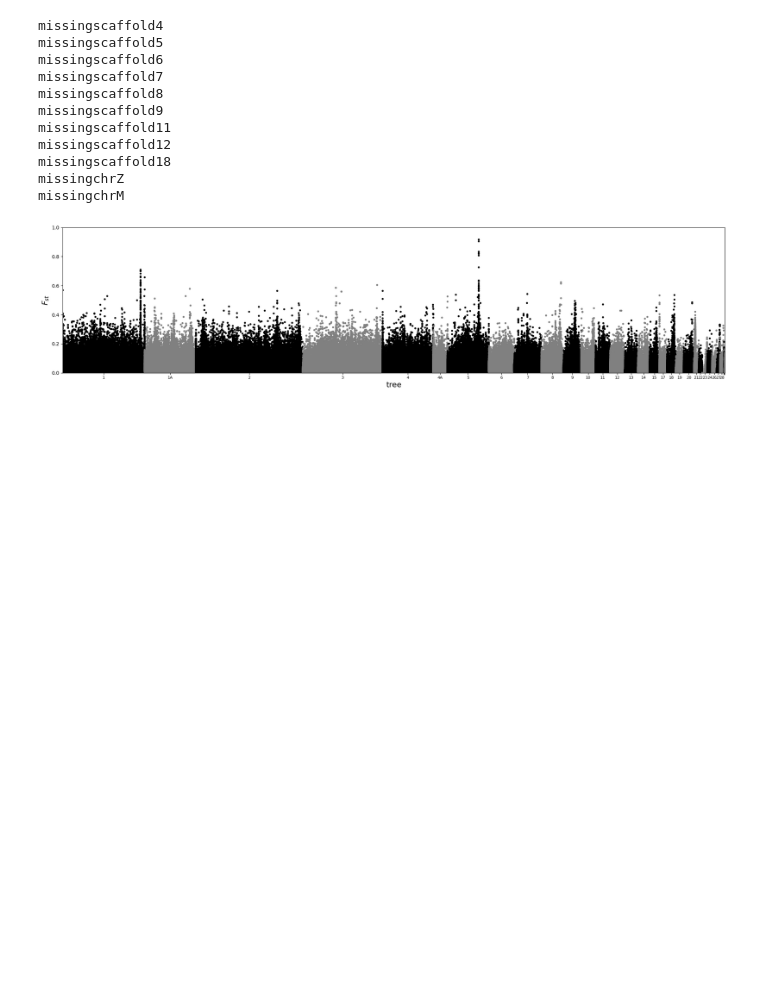
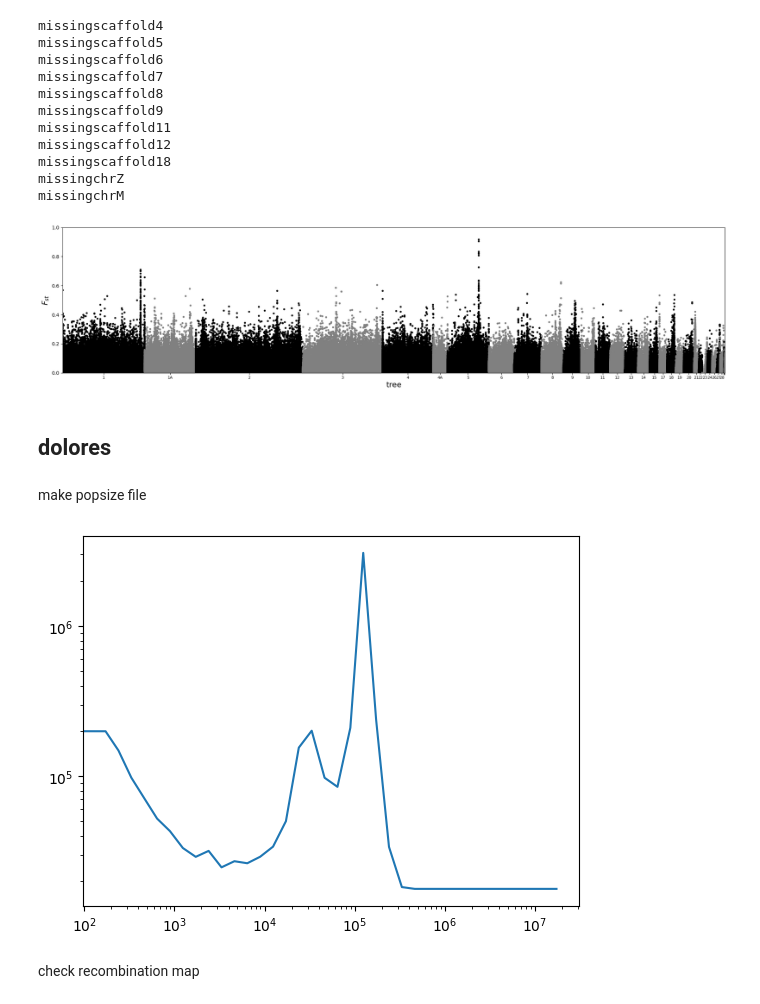
Before and after one commit to mmosmond/spacetrees-crows, a Jupyter notebook: plotting.ipynb, the cells around one changed output. Drawn from its saved outputs; the diff is of its cells as text; code cells hidden in the pictures; blank space fills up the shorter version.

Commit message:
initial run and plot of dolores

```diff
--- a/plotting.ipynb
+++ b/plotting.ipynb
@@ -453,3 +456,16 @@ plt.savefig('plots/fst_orientalis-cornix.png')
 plt.show()
 # %% [output]
 [figure]
+# %% [markdown]
+## dolores
+# %% [markdown]
+make popsize file
+# %%
+coal = []
+with open('dolores/crows/134inds.coal') as f:
+    next(f)
+    for line in f:
+        coal.append([float(i) for i in line.split()])
+# %%
+times = coal[0]
+nes = [1/i for i in coal[1][2:]]
@@ -455,0 +477,9 @@ plt.show()
+# %%
+plt.plot(times, nes)
+plt.yscale('log')
+plt.xscale('log')
+plt.show()
+# %% [output]
+[figure, added]
+# %% [markdown]
+check recombination map
```
Also changed, not shown: parts of 31 cells of this notebook.
